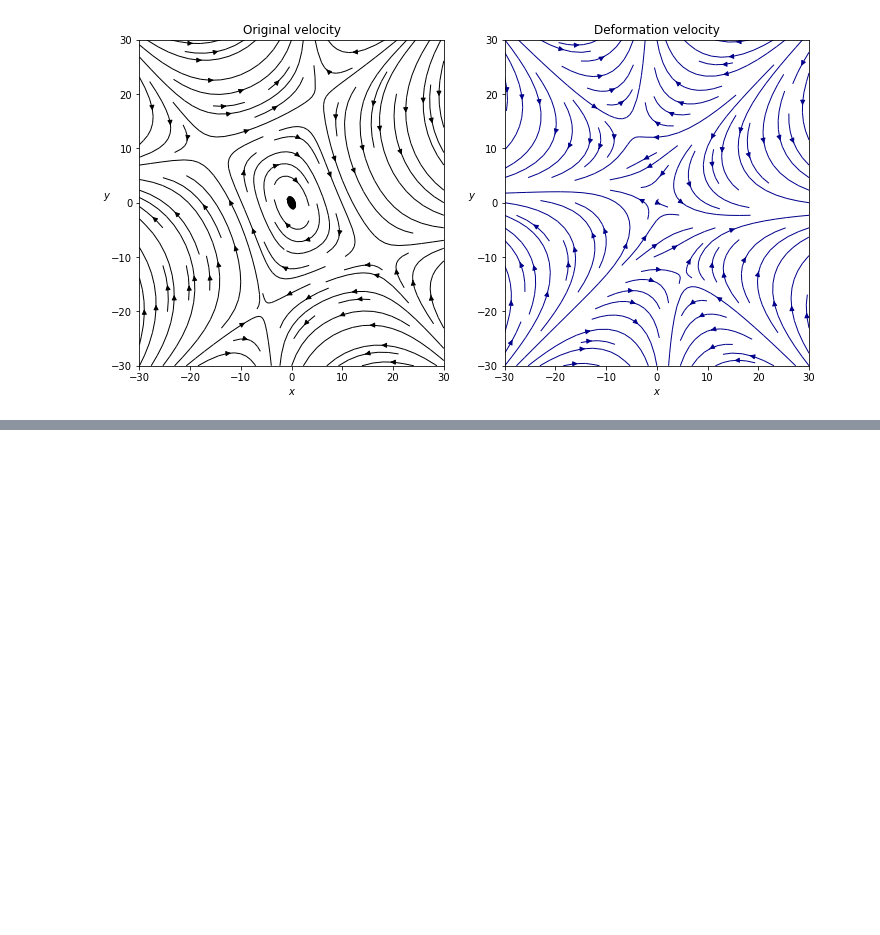
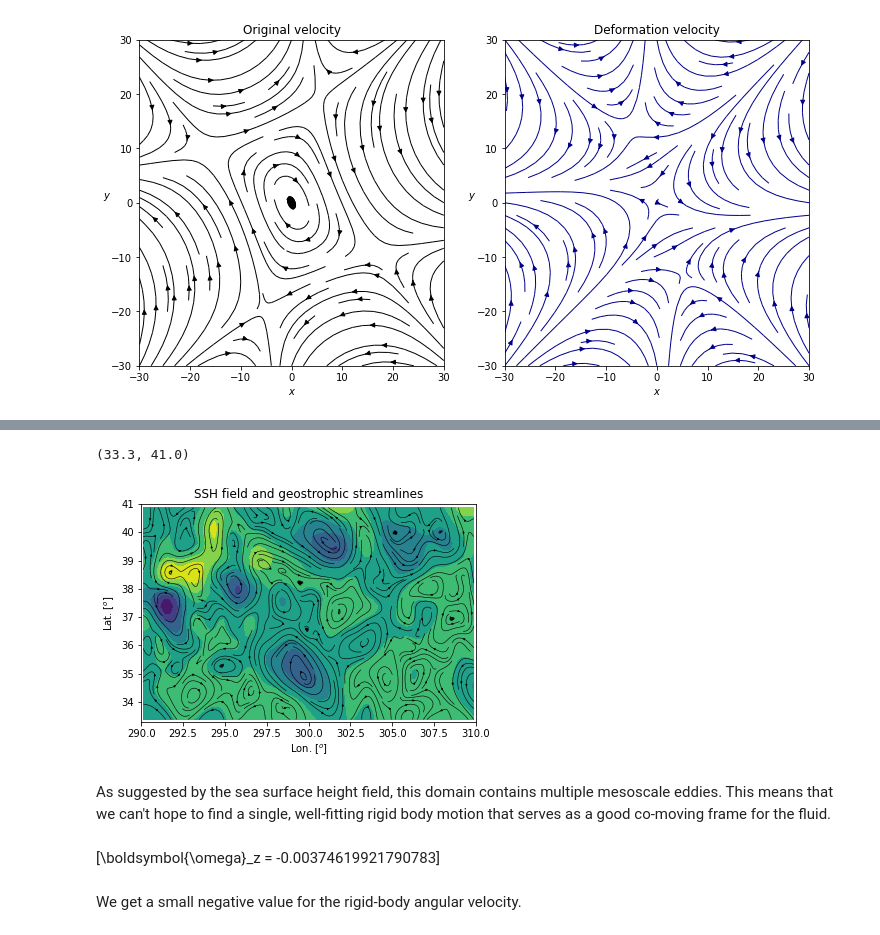
Before and after one commit to balintkaszas/DeformationVelocity, a Jupyter notebook: 2DExamples.ipynb, the cells around one changed output, grey strips where cells are left out. Cells and saved outputs as stored; diff of their text form; code cells hidden in the pictures; blank space fills up the shorter version.

Commit message:
added calculation on sea surface velocity data

```diff
--- a/2DExamples.ipynb
+++ b/2DExamples.ipynb
@@ -269,0 +293,11 @@ Text(0.5, 1.0, 'Deformation velocity')
+# %%
+import numpy as np
+
+
+# load the text files containing u, v, h, longitudes and latitudes
+US = np.loadtxt('data/Us.dat')
+VS = np.loadtxt('data/Vs.dat')
+H = np.loadtxt('data/SSH.dat')
+
+lons = np.loadtxt('data/lon.dat')
+lats = np.loadtxt('data/lat.dat')
@@ -269,0 +312,10 @@ Text(0.5, 1.0, 'Deformation velocity')
+# %%
+
+def selectRegion(Fun, X, Y, xdom, ydom):
+    xmin, xmax = xdom
+    ymin, ymax = ydom
+    xdomain = np.logical_and(X <= xmax, X >= xmin)
+    ydomain = np.logical_and(Y <= ymax, Y >= ymin)
+    selectedX = Fun[:, xdomain]
+
+    return X[xdomain], Y[ydomain], selectedX[ydomain, :]
@@ -269,0 +361,5 @@ Text(0.5, 1.0, 'Deformation velocity')
+# %%
+U0domain = [[290, 310], [33.2, 41]]
+xx_0, yy_0, Hcut_0 = selectRegion(H, lons, lats, *U0domain)
+xx_0, yy_0, Ucut_0 = selectRegion(US, lons, lats, *U0domain)
+xh_0, yy_0, Vcut_0 = selectRegion(VS, lons, lats, *U0domain)
@@ -269,0 +368,22 @@ Text(0.5, 1.0, 'Deformation velocity')
+# %%
+plt.contourf(xx_0, yy_0, Hcut_0)
+plt.title('SSH field and geostrophic streamlines')
+plt.streamplot(xx_0, yy_0, Ucut_0, Vcut_0, density=2, linewidth=0.6, arrowsize=0.4, color='black')
+plt.xlabel('Lon. $[^o]$')
+plt.ylabel('Lat. $[^o]$')
+plt.xlim(290, 310)
+plt.ylim(33.3, 41)
+# %% [output]
+(33.3, 41.0)
+[figure, added]
+# %% [markdown]
+As suggested by the sea surface height field, this domain contains multiple mesoscale eddies. This means that we can't hope to find a single, well-fitting rigid body motion that serves as a good co-moving frame for the fluid.
+# %%
+I_0 = InertiaTensor(*U0domain)
+L_0 = angularMomentum2D_data(Ucut_0, Vcut_0, xx_0, yy_0)
+omega_0 = calculateOmega_data(I_0, L_0)
+disp('\\boldsymbol{\omega}_z',omega_0[2])
+# %% [output]
+\[\boldsymbol{\omega}_z = -0.00374619921790783\]
+# %% [markdown]
+We get a small negative value for the rigid-body angular velocity.
```
Also changed, not shown: parts of 19 cells of this notebook, 2 other files.
